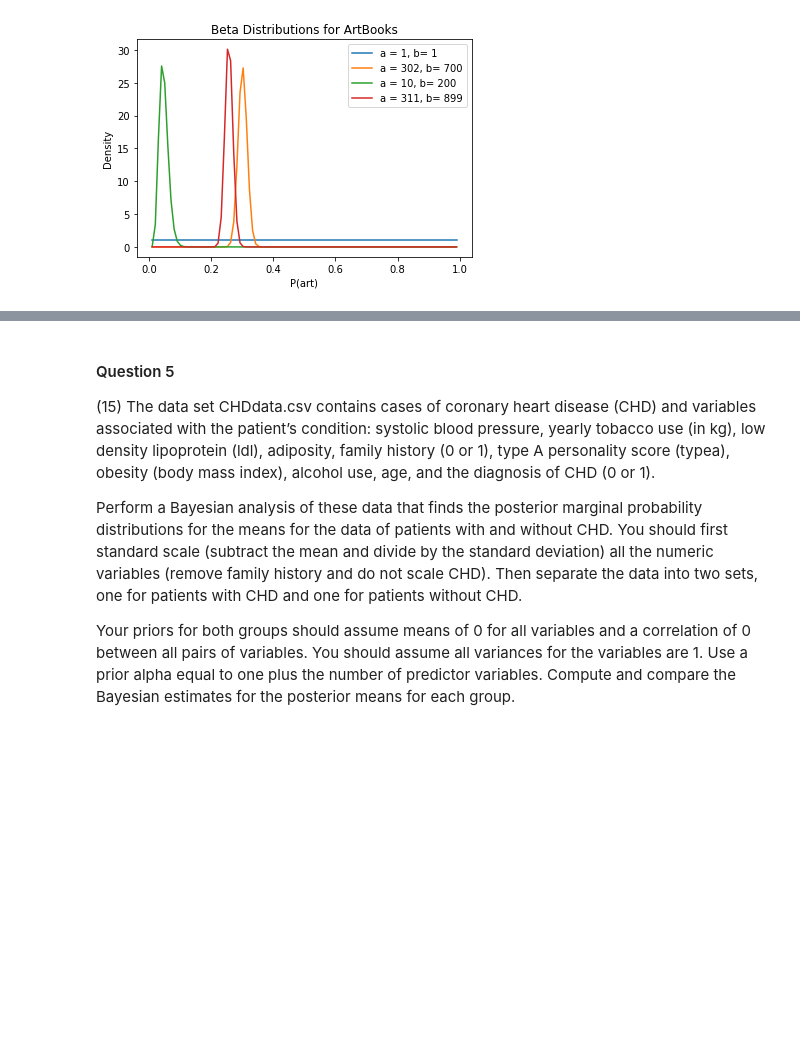
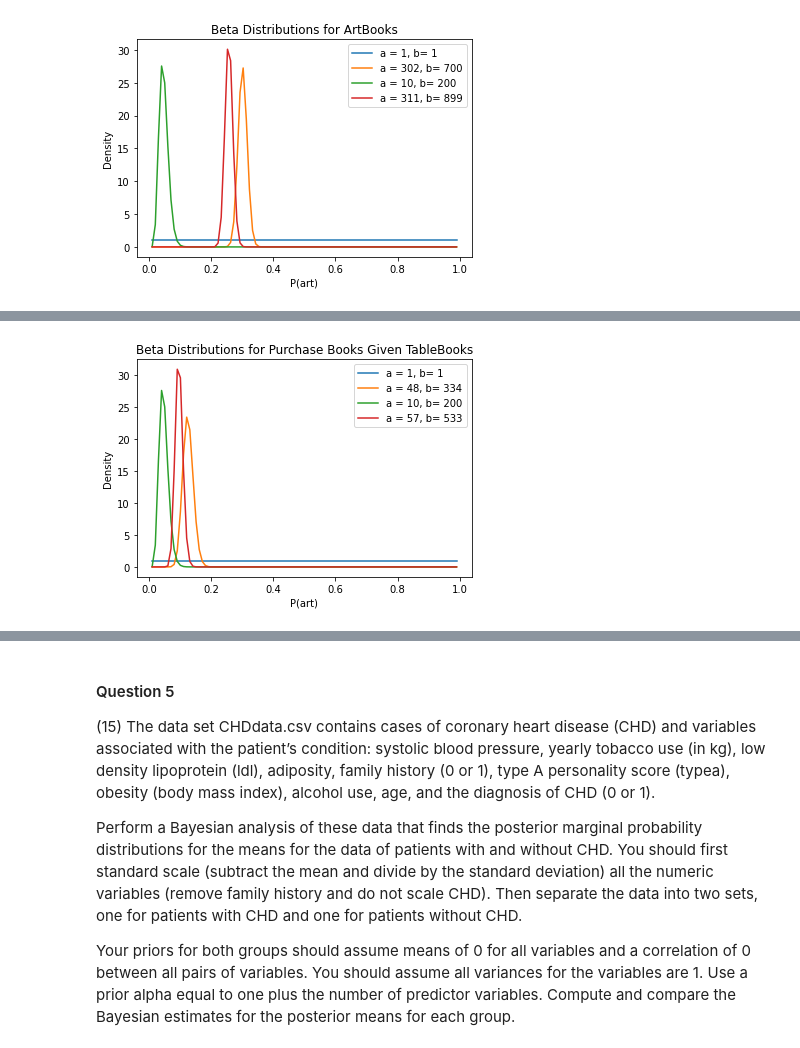
Before and after one commit to hyunsukr/DS6040-Bayesian-Machine-Learning, a Jupyter notebook: Module1/hw1.ipynb, the cells around one changed output, grey strips where cells are left out. Saved outputs shown, nothing was run; the diff lists cells and outputs as text; code cells hidden in the pictures; blank space fills up the shorter version.

```diff
--- a/Module1/hw1.ipynb
+++ b/Module1/hw1.ipynb
@@ -267,0 +284,8 @@ createPlot(tablePriors,"TableBooks")
+# %%
+## For Purchase given TableBooks Purchases
+n_table = len(books.query("TableBooks>0"))
+purchase_given_table = len(books.query("TableBooks>0").query("Purchase>0"))
+tablePriors = createPriors(purchase_given_table, n_table)
+createPlot(tablePriors,"Purchase Books Given TableBooks")
+# %% [output]
+[figure, added]
```
Also changed, not shown: parts of 10 cells of this notebook.
